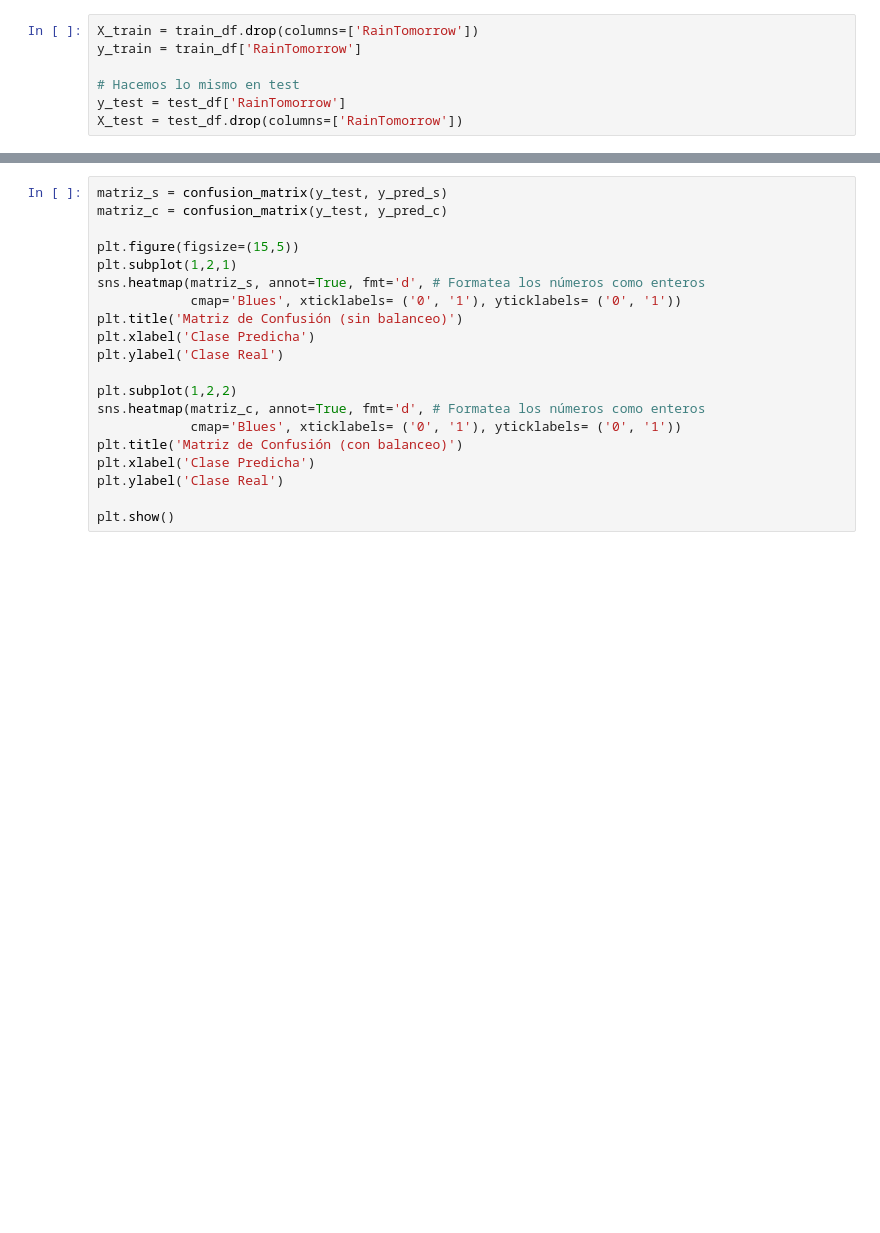
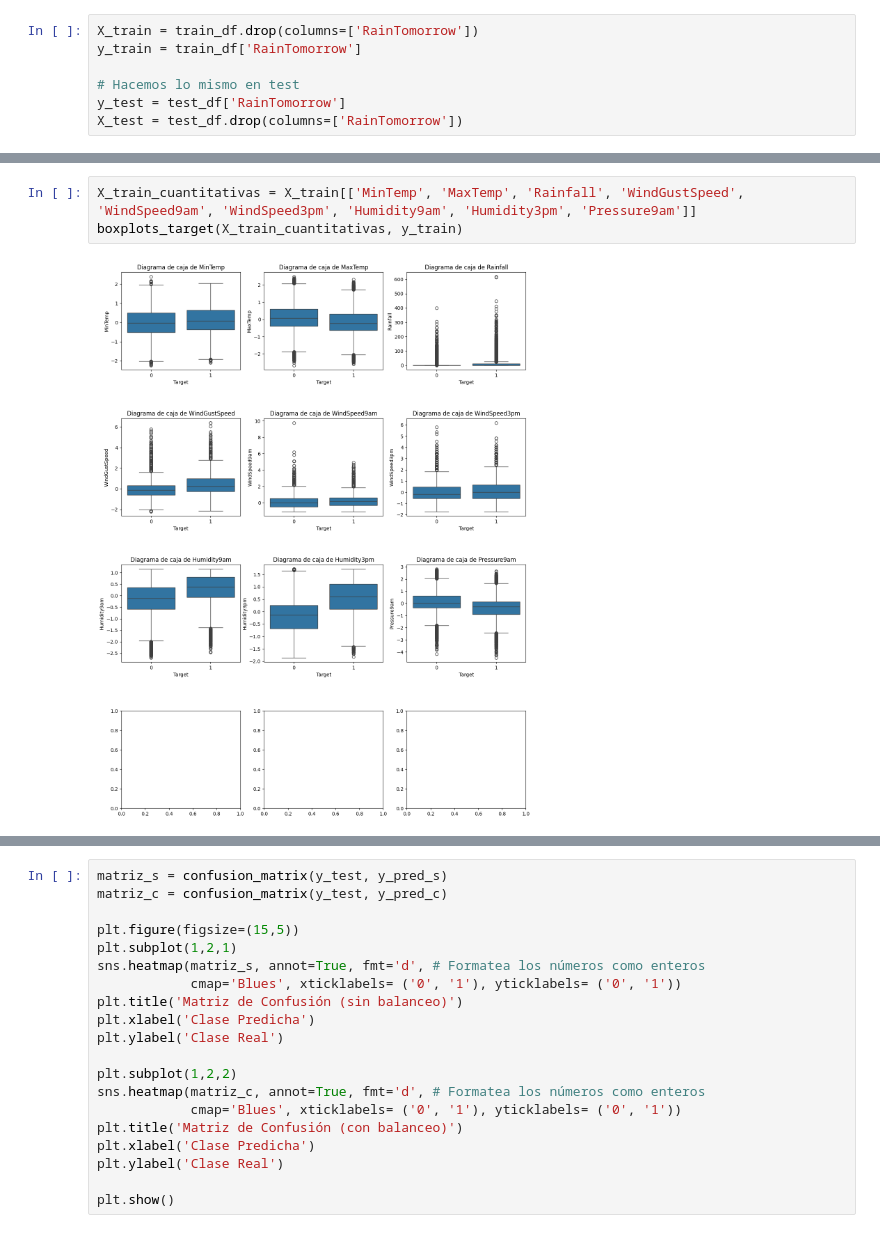
Before and after one commit to CaterinaMartinezD/AA1-TUIA-Casado-MartinezDufour, a Jupyter notebook: TP-clasificacion-AA1.ipynb, the cells around one changed output, grey strips where cells are left out. Saved outputs shown, nothing was run; the diff lists cells and outputs as text; blank space fills up the shorter version.

```diff
--- a/TP-clasificacion-AA1.ipynb
+++ b/TP-clasificacion-AA1.ipynb
@@ -998,0 +996,5 @@ array([[20791,  1307],
+# %%
+X_train_cuantitativas = X_train[['MinTemp', 'MaxTemp', 'Rainfall', 'WindGustSpeed', 'WindSpeed9am', 'WindSpeed3pm', 'Humidity9am', 'Humidity3pm', 'Pressure9am']]
+boxplots_target(X_train_cuantitativas, y_train)
+# %% [output]
+[figure, added]
```
Also changed, not shown: parts of 47 cells of this notebook.
